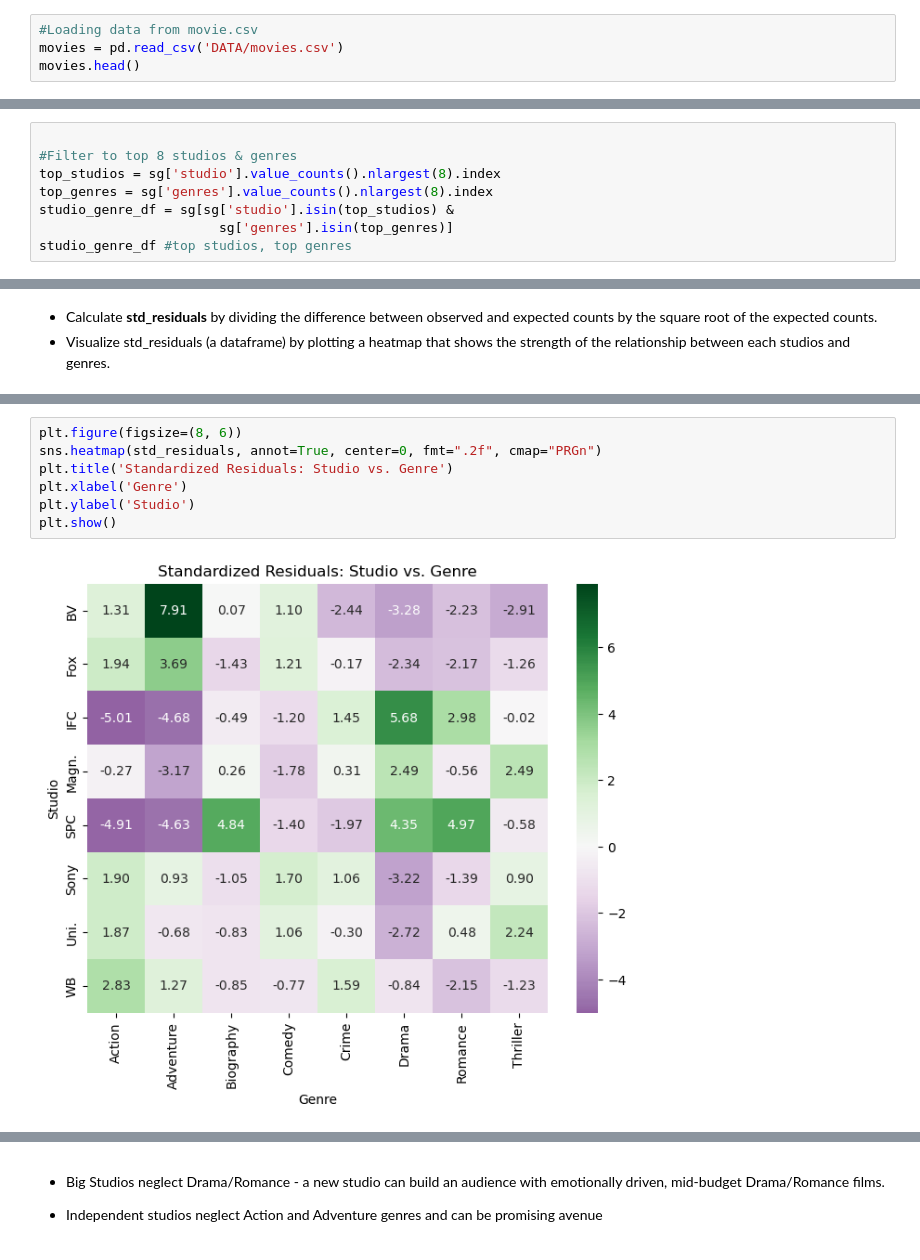
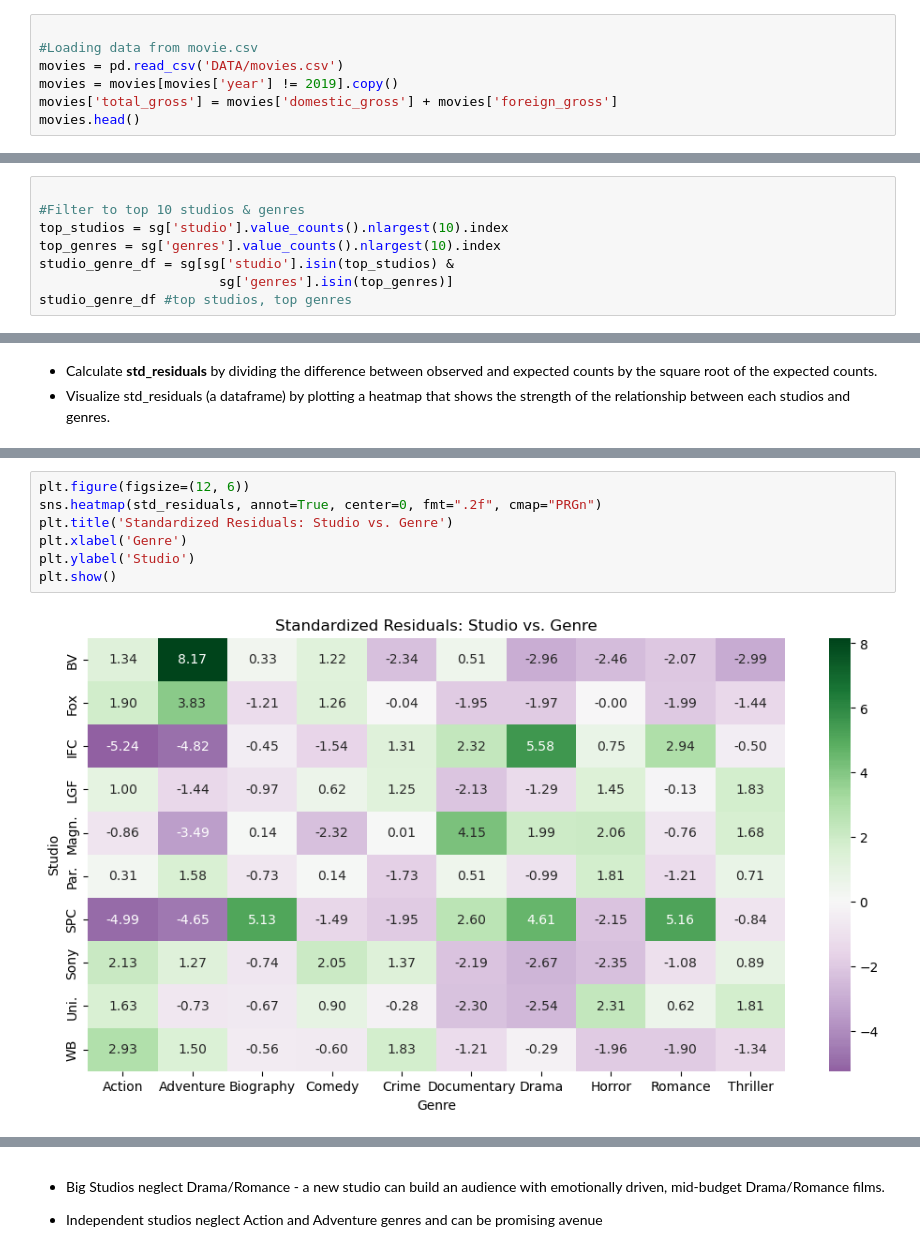
Before and after one commit to DianaMayalo/Phase-2-Project, a Jupyter notebook: EDA.ipynb, the cells around one changed output, grey strips where cells are left out. Saved outputs shown, nothing was run; the diff lists cells and outputs as text.

```diff
--- a/EDA.ipynb
+++ b/EDA.ipynb
@@ -8,7 +9,10 @@ import statsmodels.api as sm
 from statsmodels.formula.api import ols
 # %%
+
 #Loading data from movie.csv
 movies = pd.read_csv('DATA/movies.csv')
+movies = movies[movies['year'] != 2019].copy()
+movies['total_gross'] = movies['domestic_gross'] + movies['foreign_gross']
 movies.head()
 # %% [output]
 |  | movie | year | genres | runtime_minutes | averagerating | numvotes | studio | domestic_gross | ... |
@@ -51,8 +49,8 @@ sg
 # %%
 
-#Filter to top 8 studios & genres
-top_studios = sg['studio'].value_counts().nlargest(8).index
-top_genres = sg['genres'].value_counts().nlargest(8).index
+#Filter to top 10 studios & genres
+top_studios = sg['studio'].value_counts().nlargest(10).index
+top_genres = sg['genres'].value_counts().nlargest(10).index
 studio_genre_df = sg[sg['studio'].isin(top_studios) &
                        sg['genres'].isin(top_genres)]
 studio_genre_df #top studios, top genres
@@ -138,12 +138,12 @@ std_residuals
 # %%
-plt.figure(figsize=(8, 6))
+plt.figure(figsize=(12, 6))
 sns.heatmap(std_residuals, annot=True, center=0, fmt=".2f", cmap="PRGn")
 plt.title('Standardized Residuals: Studio vs. Genre')
 plt.xlabel('Genre')
 plt.ylabel('Studio')
 plt.show()
 # %% [output]
-[figure, old version]
+[figure, new version]
 # %%
 underserved = std_residuals.stack().loc[lambda x: x <= -2]
 print("\nUnder-represented genre–studio combos (std_resid ≤ -2):")
```
Also changed, not shown: parts of 21 cells of this notebook.
